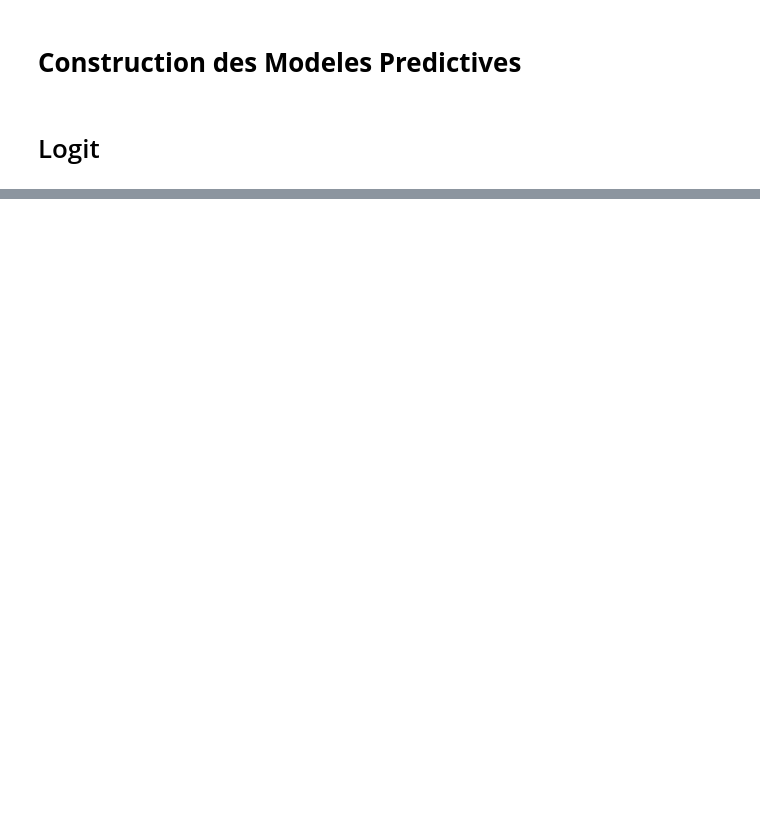
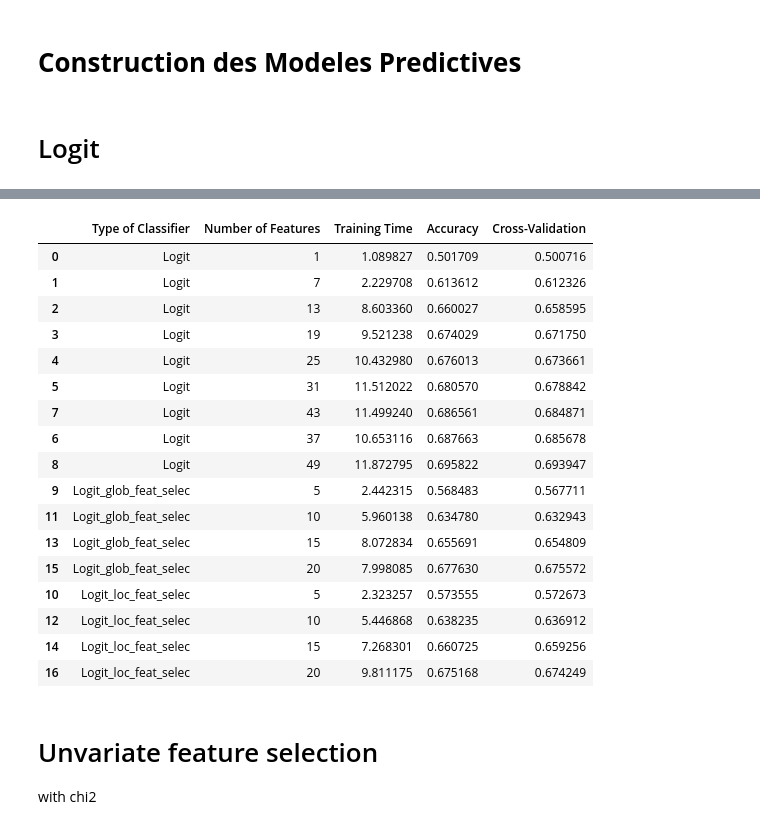
Before and after one commit to RomaricKanyamibwa/ForestCoverTypePrediction, a Jupyter notebook: ForestCoverTypePrediction_ACP.ipynb, the cells around one changed output, grey strips where cells are left out. Saved outputs shown, nothing was run; the diff lists cells and outputs as text; code cells hidden in the pictures; blank space fills up the shorter version.

```diff
--- a/ForestCoverTypePrediction_ACP.ipynb
+++ b/ForestCoverTypePrediction_ACP.ipynb
@@ -122,7 +157,9 @@ from sklearn.preprocessing import StandardScaler
 #function generique pour un classifieur et sa performance:
 def classification_model(model, data, predictors, outcome):
   #entrainement du model:
+  tp_d=time()
   model.fit(data[predictors],data[outcome])
+  tr_time = time()-tp_d
 
   #predictions sur le training set:
   predictions = model.predict(data[predictors])
@@ -132,7 +169,7 @@ def classification_model(model, data, predictors, outcome):
   print ("Accuracy : %s" % "{0:.3%}".format(accuracy))
 
   #Perform k-fold cross-validation with 5 folds
-  kf = KFold(n_splits = 5, shuffle = True, random_state = 2)
+  kf = KFold(n_splits = 10, shuffle = True)#, random_state = 2
   error = []
   for train, test in kf.split(data):
     # Filter training data
@@ -151,6 +188,7 @@ def classification_model(model, data, predictors, outcome):
 
   #Fit the model again so that it can be refered outside the function:
   model.fit(data[predictors],data[outcome])
+  return accuracy,tr_time,"Logit",len(predictors),np.mean(error)
 # %% [markdown]
 # Logit
 # %%
@@ -170,0 +291,26 @@ Cross-Validation Score : 63.924%
+# %%
+for i in [5,10,15,20]:
+  print("Logit with ",i," best feature(s)")
+  accuracy,tr_time,classifier_type,nb_features,cross_val=classification_model(
+      model_LR, scaled_covtype_balanced,
+      list(globl_features.nlargest(i).index),outcome_var)
+
+  classifier_type=classifier_type+"_glob_feat_selec"
+
+  TrainingTime.append(tr_time)
+  Accuracy.append(accuracy)
+  Nb_Features.append(nb_features)
+  Classifier.append(classifier_type)
+  Cross_Validation.append(cross_val)
+
+  accuracy,tr_time,classifier_type,nb_features,cross_val=classification_model(
+      model_LR, scaled_covtype_balanced,
+      list(local_features.nlargest(i).index),outcome_var)
+
+  classifier_type=classifier_type+"_loc_feat_selec"
+
+  TrainingTime.append(tr_time)
+  Accuracy.append(accuracy)
+  Nb_Features.append(nb_features)
+  Classifier.append(classifier_type)
+  Cross_Validation.append(cross_val)
@@ -170,0 +338,28 @@ Cross-Validation Score : 63.924%
+# %%
+d = {'Type of Classifier':Classifier,'Number of Features':Nb_Features,
+     'Training Time': TrainingTime, 'Accuracy': Accuracy,'Cross-Validation':Cross_Validation}
+df2 = pd.DataFrame(data=d)
+df2 = df2[list(d.keys())]
+df2.sort_values(by=['Type of Classifier','Accuracy']).head(30)
+# %% [output]
+|  | Type of Classifier | Number of Features | Training Time | Accuracy | Cross-Validation |
+| 0 | Logit | 1 | 1.089827 | 0.501709 | 0.500716 |
+| 1 | Logit | 7 | 2.229708 | 0.613612 | 0.612326 |
+| 2 | Logit | 13 | 8.603360 | 0.660027 | 0.658595 |
+| 3 | Logit | 19 | 9.521238 | 0.674029 | 0.671750 |
+| 4 | Logit | 25 | 10.432980 | 0.676013 | 0.673661 |
+| 5 | Logit | 31 | 11.512022 | 0.680570 | 0.678842 |
+| 7 | Logit | 43 | 11.499240 | 0.686561 | 0.684871 |
+| 6 | Logit | 37 | 10.653116 | 0.687663 | 0.685678 |
+| 8 | Logit | 49 | 11.872795 | 0.695822 | 0.693947 |
+| 9 | Logit_glob_feat_selec | 5 | 2.442315 | 0.568483 | 0.567711 |
+| 11 | Logit_glob_feat_selec | 10 | 5.960138 | 0.634780 | 0.632943 |
+| 13 | Logit_glob_feat_selec | 15 | 8.072834 | 0.655691 | 0.654809 |
+| 15 | Logit_glob_feat_selec | 20 | 7.998085 | 0.677630 | 0.675572 |
+| 10 | Logit_loc_feat_selec | 5 | 2.323257 | 0.573555 | 0.572673 |
+| 12 | Logit_loc_feat_selec | 10 | 5.446868 | 0.638235 | 0.636912 |
+| 14 | Logit_loc_feat_selec | 15 | 7.268301 | 0.660725 | 0.659256 |
+| 16 | Logit_loc_feat_selec | 20 | 9.811175 | 0.675168 | 0.674249 |
+# %% [markdown]
+# Unvariate feature selection
+with  chi2
```
Also changed, not shown: parts of 31 cells of this notebook.
